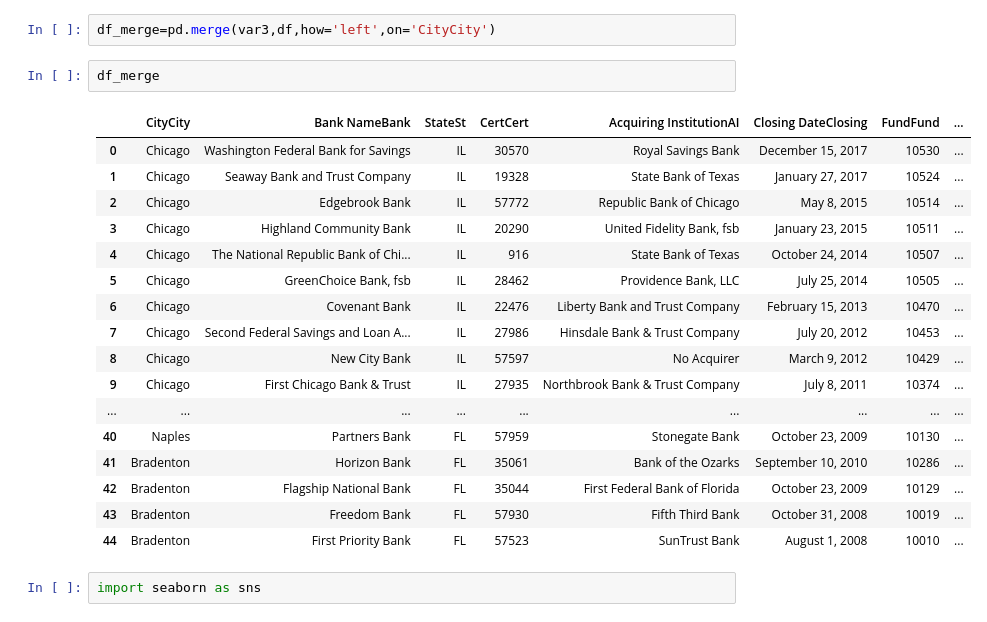
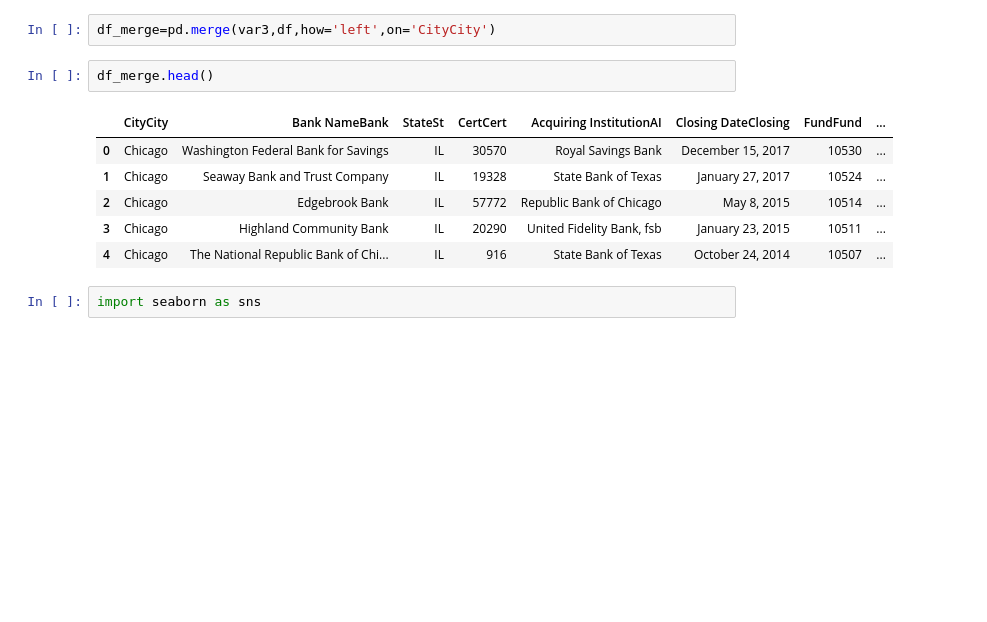
Before and after one commit to Anaverika/python, a Jupyter notebook: myfile.ipynb, the cells around one changed output. Cells and saved outputs as stored; diff of their text form; blank space fills up the shorter version.

```diff
--- a/myfile.ipynb
+++ b/myfile.ipynb
@@ -99,25 +99,14 @@ df_gr.groupby('CityCity')['FundFund'].describe()
 # %%
 df_merge=pd.merge(var3,df,how='left',on='CityCity')
 # %%
-df_merge
+df_merge.head()
 # %% [output]
 |  | CityCity | Bank NameBank | StateSt | CertCert | Acquiring InstitutionAI | Closing DateClosing | FundFund | ... |
 | 0 | Chicago | Washington Federal Bank for Savings | IL | 30570 | Royal Savings Bank | December 15, 2017 | 10530 | ... |
 | 1 | Chicago | Seaway Bank and Trust Company | IL | 19328 | State Bank of Texas | January 27, 2017 | 10524 | ... |
 | 2 | Chicago | Edgebrook Bank | IL | 57772 | Republic Bank of Chicago | May 8, 2015 | 10514 | ... |
 | 3 | Chicago | Highland Community Bank | IL | 20290 | United Fidelity Bank, fsb | January 23, 2015 | 10511 | ... |
 | 4 | Chicago | The National Republic Bank of Chi... | IL | 916 | State Bank of Texas | October 24, 2014 | 10507 | ... |
-| 5 | Chicago | GreenChoice Bank, fsb | IL | 28462 | Providence Bank, LLC | July 25, 2014 | 10505 | ... |
-| 6 | Chicago | Covenant Bank | IL | 22476 | Liberty Bank and Trust Company | February 15, 2013 | 10470 | ... |
-| 7 | Chicago | Second Federal Savings and Loan A... | IL | 27986 | Hinsdale Bank & Trust Company | July 20, 2012 | 10453 | ... |
-| 8 | Chicago | New City Bank | IL | 57597 | No Acquirer | March 9, 2012 | 10429 | ... |
-| 9 | Chicago | First Chicago Bank & Trust | IL | 27935 | Northbrook Bank & Trust Company | July 8, 2011 | 10374 | ... |
-| ... | ... | ... | ... | ... | ... | ... | ... | ... |
-| 40 | Naples | Partners Bank | FL | 57959 | Stonegate Bank | October 23, 2009 | 10130 | ... |
-| 41 | Bradenton | Horizon Bank | FL | 35061 | Bank of the Ozarks | September 10, 2010 | 10286 | ... |
-| 42 | Bradenton | Flagship National Bank | FL | 35044 | First Federal Bank of Florida | October 23, 2009 | 10129 | ... |
-| 43 | Bradenton | Freedom Bank | FL | 57930 | Fifth Third Bank | October 31, 2008 | 10019 | ... |
-| 44 | Bradenton | First Priority Bank | FL | 57523 | SunTrust Bank | August 1, 2008 | 10010 | ... |
 # %%
 import seaborn as sns
 # %%
```
Also changed, not shown: parts of 1 cell of this notebook.
